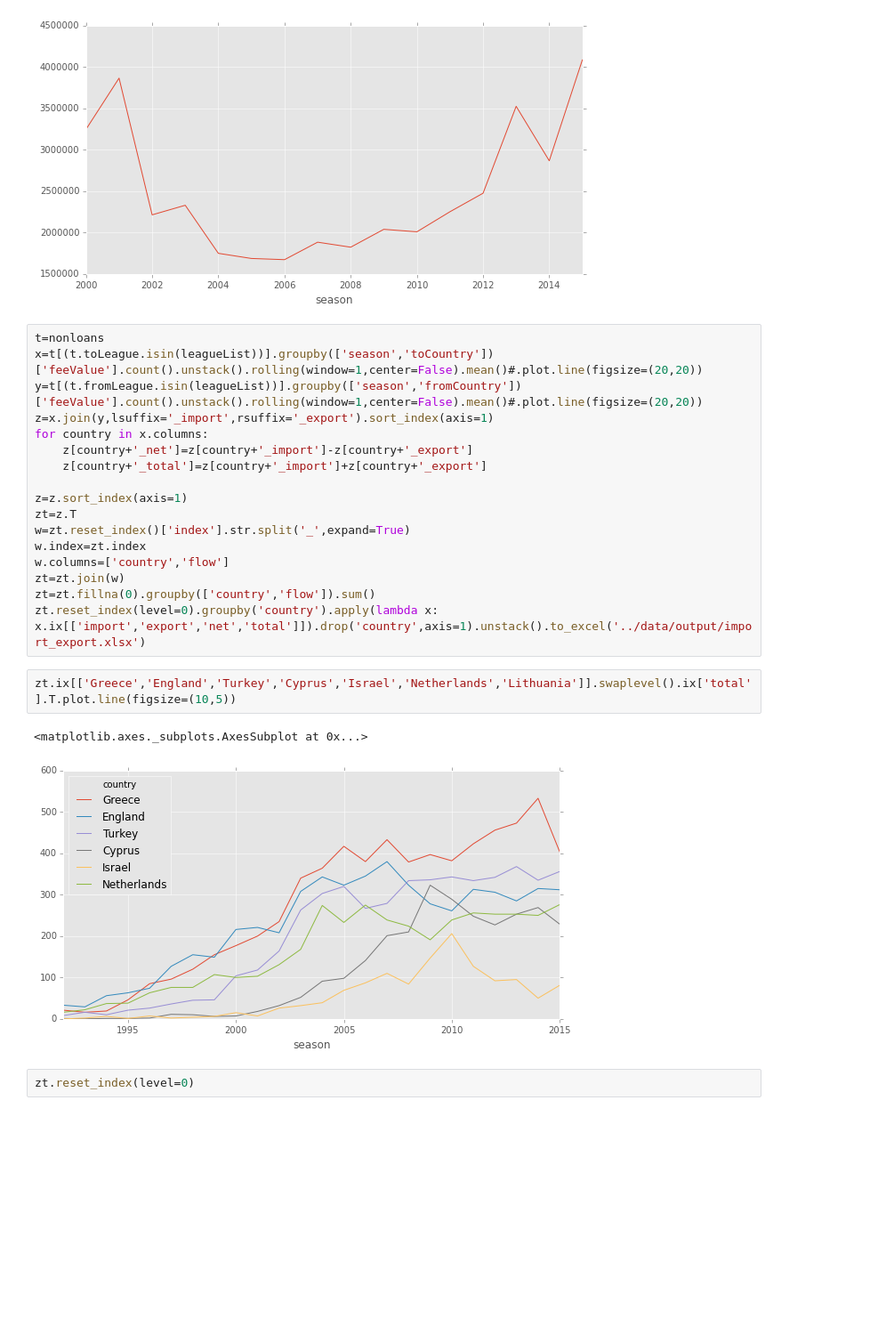
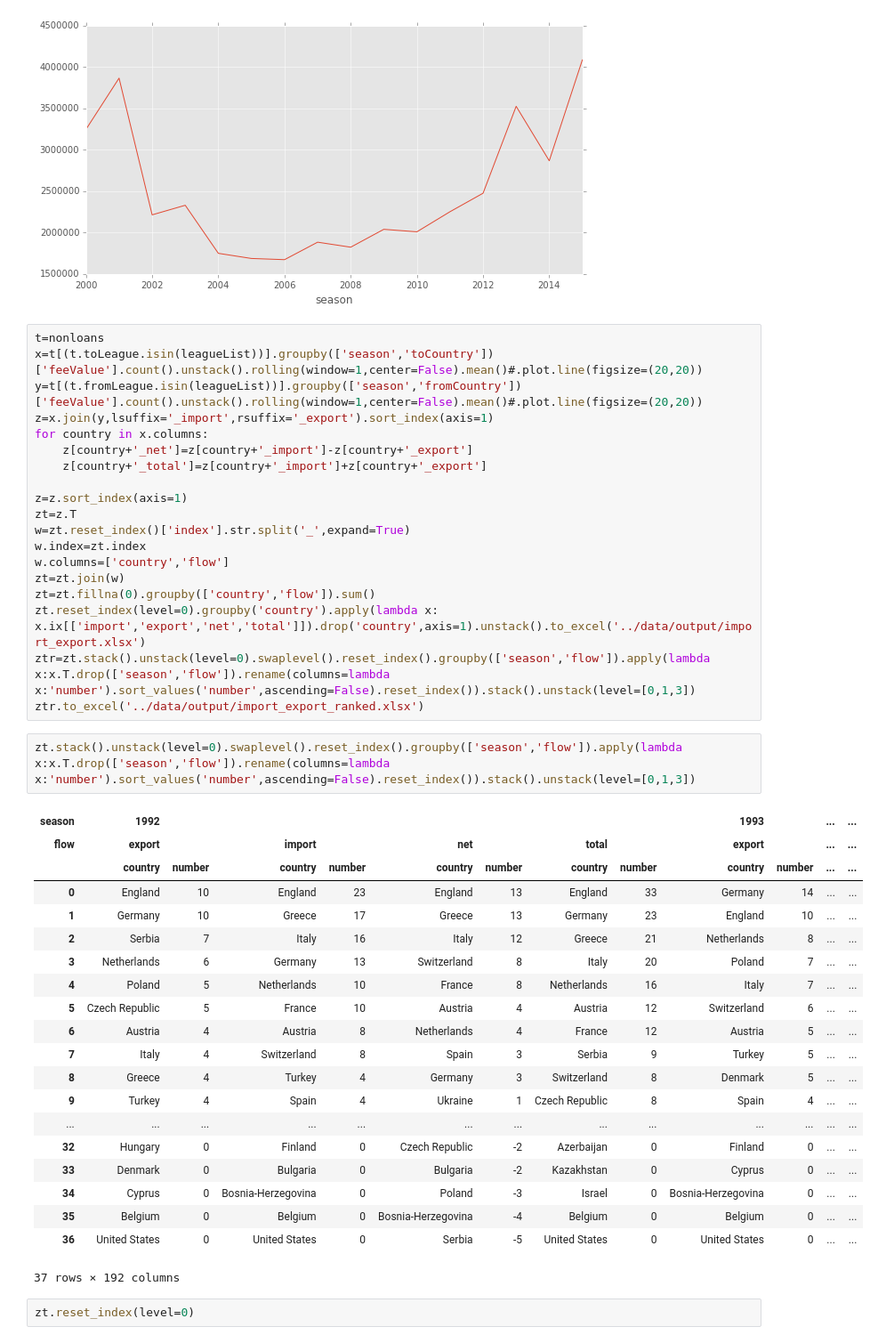
Before and after one commit to kebuhcah/soccer-history, a Jupyter notebook: notebooks/age_distributions.ipynb, the cells around one changed output. Shown at 89% size. Drawn from its saved outputs; the diff is of its cells as text; blank space fills up the shorter version.

Commit message:
import export rankings over time

```diff
--- a/notebooks/age_distributions.ipynb
+++ b/notebooks/age_distributions.ipynb
@@ -175,11 +175,31 @@ w.columns=['country','flow']
 zt=zt.join(w)
 zt=zt.fillna(0).groupby(['country','flow']).sum()
 zt.reset_index(level=0).groupby('country').apply(lambda x: x.ix[['import','export','net','total']]).drop('country',axis=1).unstack().to_excel('../data/output/import_export.xlsx')
+ztr=zt.stack().unstack(level=0).swaplevel().reset_index().groupby(['season','flow']).apply(lambda x:x.T.drop(['season','flow']).rename(columns=lambda x:'number').sort_values('number',ascending=False).reset_index()).stack().unstack(level=[0,1,3])
+ztr.to_excel('../data/output/import_export_ranked.xlsx')
-# %%
-zt.ix[['Greece','England','Turkey','Cyprus','Israel','Netherlands','Lithuania']].swaplevel().ix['total'].T.plot.line(figsize=(10,5))
-# %% [output]
-<matplotlib.axes._subplots.AxesSubplot at 0x...>
-[figure, removed]
+# %%
+zt.stack().unstack(level=0).swaplevel().reset_index().groupby(['season','flow']).apply(lambda x:x.T.drop(['season','flow']).rename(columns=lambda x:'number').sort_values('number',ascending=False).reset_index()).stack().unstack(level=[0,1,3])
+# %% [output]
+| season | 1992 |  |  |  |  |  |  |  | 1993 |  | ... | ... |
+| flow | export |  | import |  | net |  | total |  | export |  | ... | ... |
+|  | country | number | country | number | country | number | country | number | country | number | ... | ... |
+| 0 | England | 10 | England | 23 | England | 13 | England | 33 | Germany | 14 | ... | ... |
+| 1 | Germany | 10 | Greece | 17 | Greece | 13 | Germany | 23 | England | 10 | ... | ... |
+| 2 | Serbia | 7 | Italy | 16 | Italy | 12 | Greece | 21 | Netherlands | 8 | ... | ... |
+| 3 | Netherlands | 6 | Germany | 13 | Switzerland | 8 | Italy | 20 | Poland | 7 | ... | ... |
+| 4 | Poland | 5 | Netherlands | 10 | France | 8 | Netherlands | 16 | Italy | 7 | ... | ... |
+| 5 | Czech Republic | 5 | France | 10 | Austria | 4 | Austria | 12 | Switzerland | 6 | ... | ... |
+| 6 | Austria | 4 | Austria | 8 | Netherlands | 4 | France | 12 | Austria | 5 | ... | ... |
+| 7 | Italy | 4 | Switzerland | 8 | Spain | 3 | Serbia | 9 | Turkey | 5 | ... | ... |
+| 8 | Greece | 4 | Turkey | 4 | Germany | 3 | Switzerland | 8 | Denmark | 5 | ... | ... |
+| 9 | Turkey | 4 | Spain | 4 | Ukraine | 1 | Czech Republic | 8 | Spain | 4 | ... | ... |
+| ... | ... | ... | ... | ... | ... | ... | ... | ... | ... | ... | ... | ... |
+| 32 | Hungary | 0 | Finland | 0 | Czech Republic | -2 | Azerbaijan | 0 | Finland | 0 | ... | ... |
+| 33 | Denmark | 0 | Bulgaria | 0 | Bulgaria | -2 | Kazakhstan | 0 | Cyprus | 0 | ... | ... |
+| 34 | Cyprus | 0 | Bosnia-Herzegovina | 0 | Poland | -3 | Israel | 0 | Bosnia-Herzegovina | 0 | ... | ... |
+| 35 | Belgium | 0 | Belgium | 0 | Bosnia-Herzegovina | -4 | Belgium | 0 | Belgium | 0 | ... | ... |
+| 36 | United States | 0 | United States | 0 | Serbia | -5 | United States | 0 | United States | 0 | ... | ... |
+37 rows × 192 columns
 # %%
 zt.reset_index(level=0)
 # %% [output]
```
Also changed, not shown: 4 other files.
